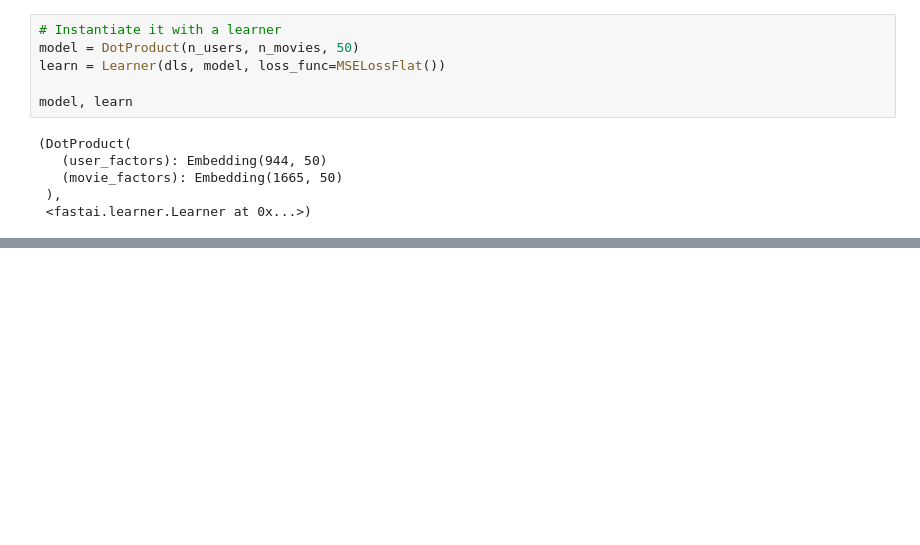
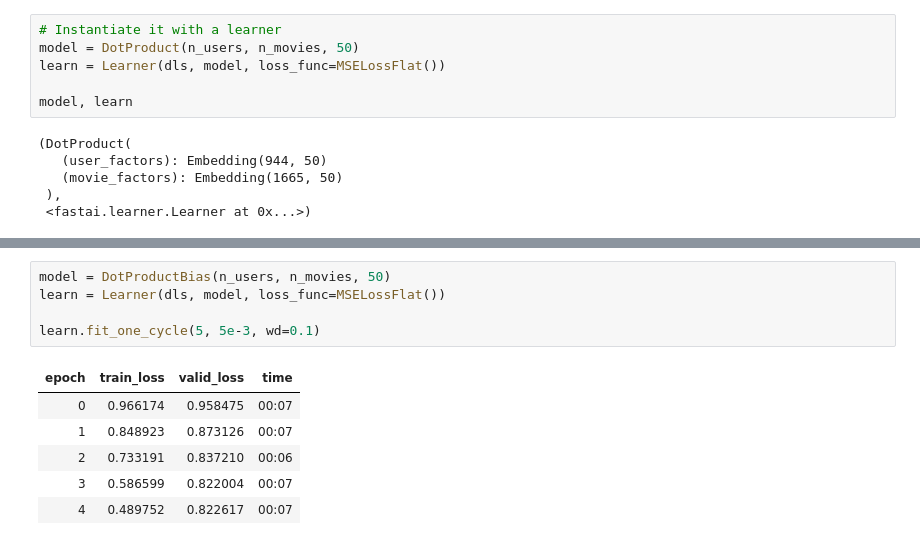
Before and after one commit to wouldadam/fastai-notebooks, a Jupyter notebook: collab-filtering.ipynb, the cells around one changed output, grey strips where cells are left out. Saved outputs shown, nothing was run; the diff lists cells and outputs as text; blank space fills up the shorter version.

```diff
--- a/collab-filtering.ipynb
+++ b/collab-filtering.ipynb
@@ -128,0 +218,12 @@ Its a start but we can hopefully do better.
+# %%
+model = DotProductBias(n_users, n_movies, 50)
+learn = Learner(dls, model, loss_func=MSELossFlat())
+
+learn.fit_one_cycle(5, 5e-3, wd=0.1)
+# %% [output]
+| epoch | train_loss | valid_loss | time |
+| 0 | 0.966174 | 0.958475 | 00:07 |
+| 1 | 0.848923 | 0.873126 | 00:07 |
+| 2 | 0.733191 | 0.837210 | 00:06 |
+| 3 | 0.586599 | 0.822004 | 00:07 |
+| 4 | 0.489752 | 0.822617 | 00:07 |
```
Also changed, not shown: parts of 20 cells of this notebook.
